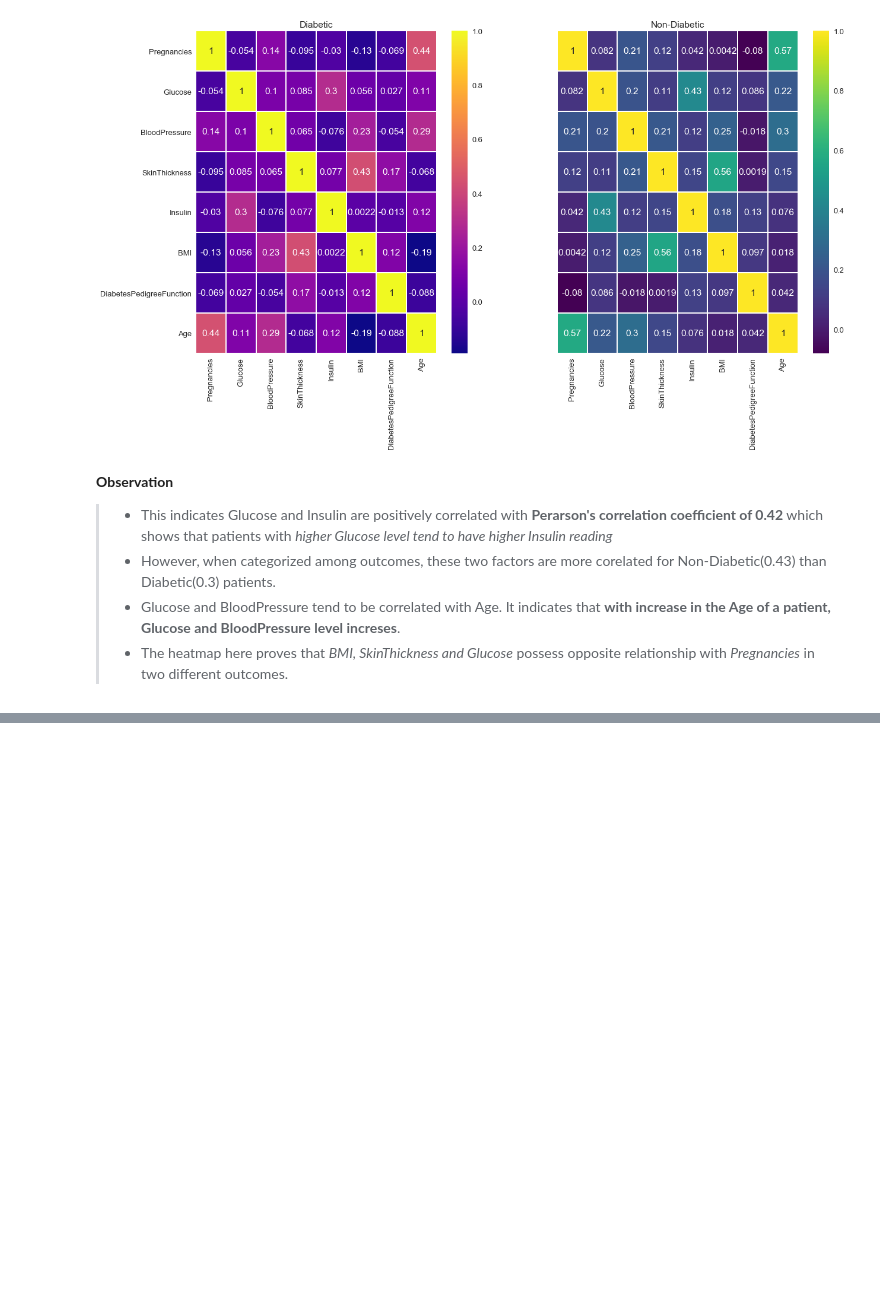
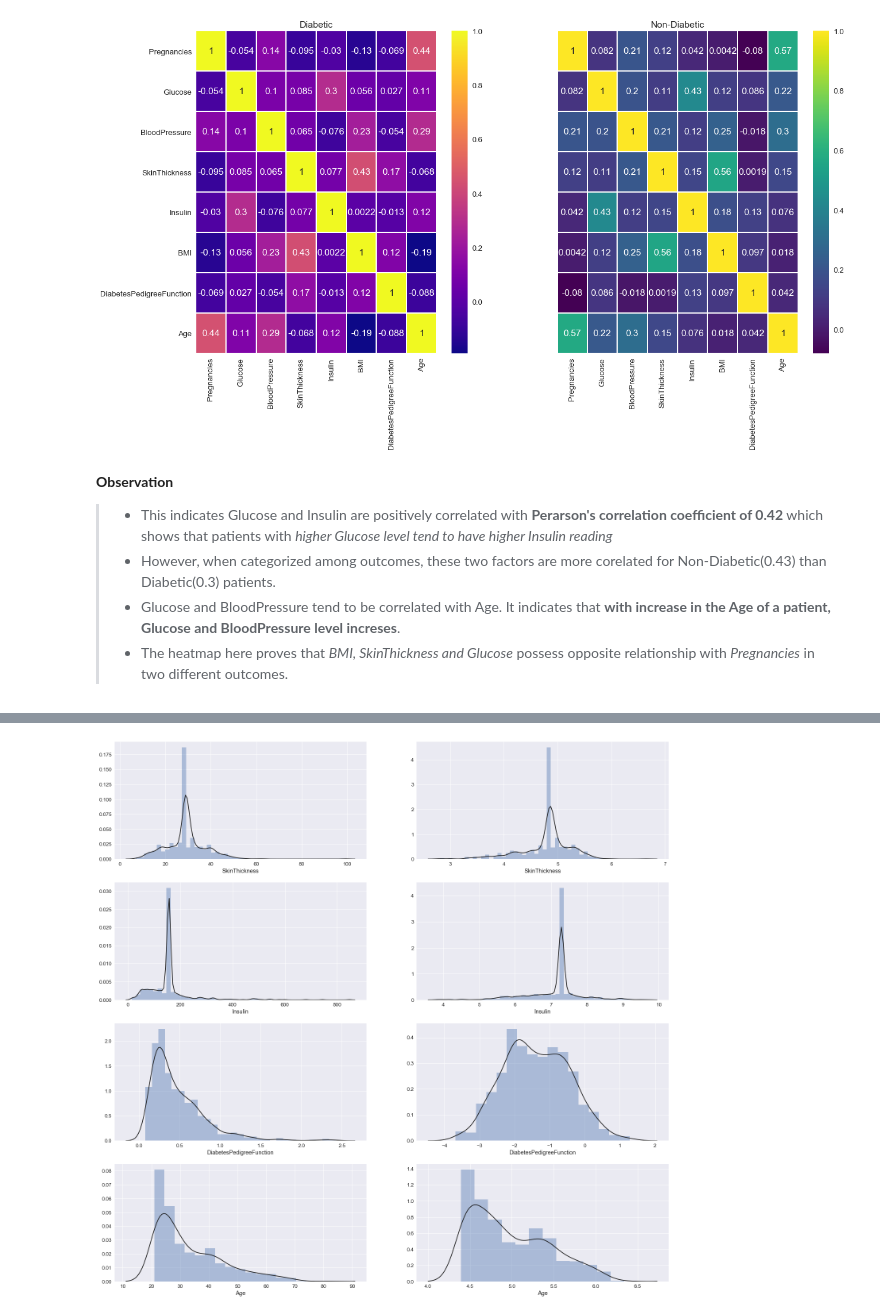
Before and after one commit to theakshaydas/PGP-AIML, a Jupyter notebook: CaseStudies/03-PimaDiabetes/Pima Diabetes - Case Study.ipynb, the cells around one changed output, grey strips where cells are left out. Cells and saved outputs as stored; diff of their text form; code cells hidden in the pictures; blank space fills up the shorter version.

Commit message:
Log Transform applied

```diff
--- a/CaseStudies/03-PimaDiabetes/Pima Diabetes - Case Study.ipynb
+++ b/CaseStudies/03-PimaDiabetes/Pima Diabetes - Case Study.ipynb
@@ -484,0 +509,4 @@ sns.heatmap(pima[pima['Outcome']=='Non-Diabetic'].corr(), annot=True, cmap='viri
+# %%
+# Describe the transformed attributes
+pima_log2 = np.log2(pima[['SkinThickness','Insulin','DiabetesPedigreeFunction','Age']])
+pima_log2.describe()
@@ -484,0 +523,14 @@ sns.heatmap(pima[pima['Outcome']=='Non-Diabetic'].corr(), annot=True, cmap='viri
+# %%
+# Plot the distribution for raw vs. transformed data
+plt.figure(figsize=(25,25))
+index = 0
+for col in pima_log2.columns:
+    for s in [1,2]:
+        plt.subplot(4,2,s+index)
+        distro = pima[col] if s == 1 else pima_log2[col]
+        sns.distplot(distro, kde=True,
+                     kde_kws={"color": "k"},
+                     hist_kws={"color": "b"})
+    index += 2
+# %% [output]
+[figure, added]
```
Also changed, not shown: parts of 7 cells of this notebook.
